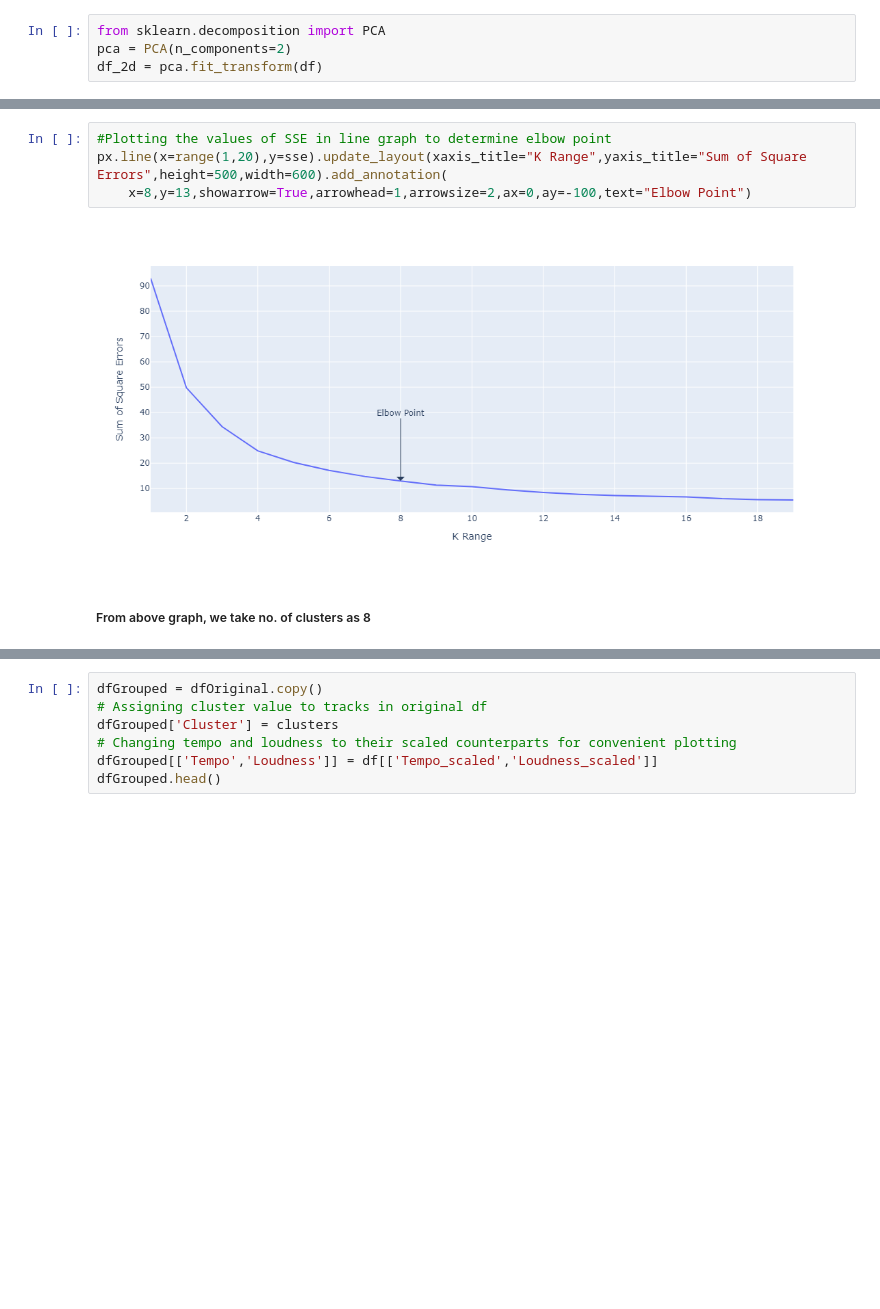
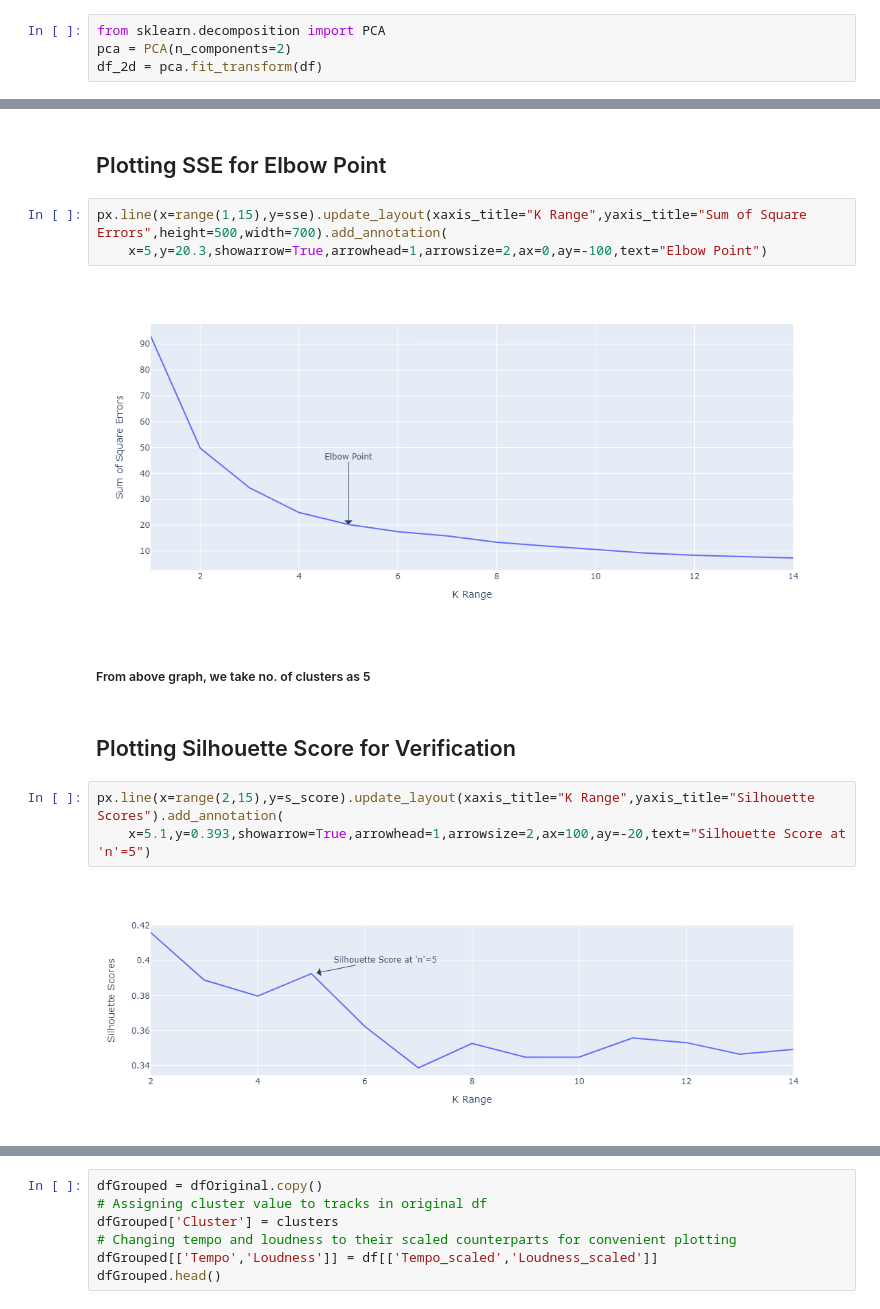
Before and after one commit to wry420/Spotify-playlist-data-analysis, a Jupyter notebook: spotify_dataset.ipynb, the cells around one changed output, grey strips where cells are left out. Saved outputs shown, nothing was run; the diff lists cells and outputs as text; blank space fills up the shorter version.

```diff
--- a/spotify_dataset.ipynb
+++ b/spotify_dataset.ipynb
@@ -87,10 +94,18 @@ for k in range(1, 20):
     km.fit(df_2d)
     sse.append(km.inertia_)
+# %% [markdown]
+## Plotting SSE for Elbow Point
 # %%
-#Plotting the values of SSE in line graph to determine elbow point
-px.line(x=range(1,20),y=sse).update_layout(xaxis_title="K Range",yaxis_title="Sum of Square Errors",height=500,width=600).add_annotation(
-    x=8,y=13,showarrow=True,arrowhead=1,arrowsize=2,ax=0,ay=-100,text="Elbow Point")
+px.line(x=range(1,15),y=sse).update_layout(xaxis_title="K Range",yaxis_title="Sum of Square Errors",height=500,width=700).add_annotation(
+    x=5,y=20.3,showarrow=True,arrowhead=1,arrowsize=2,ax=0,ay=-100,text="Elbow Point")
 # %% [output]
-[figure, old version]
+[figure, new version]
 # %% [markdown]
- #####                     From above graph, we take no. of clusters as 8
+ #####                     From above graph, we take no. of clusters as 5
+# %% [markdown]
+## Plotting Silhouette Score for Verification
+# %%
+px.line(x=range(2,15),y=s_score).update_layout(xaxis_title="K Range",yaxis_title="Silhouette Scores").add_annotation(
+    x=5.1,y=0.393,showarrow=True,arrowhead=1,arrowsize=2,ax=100,ay=-20,text="Silhouette Score at 'n'=5")
+# %% [output]
+[figure, added]
```
Also changed, not shown: parts of 14 cells of this notebook.
